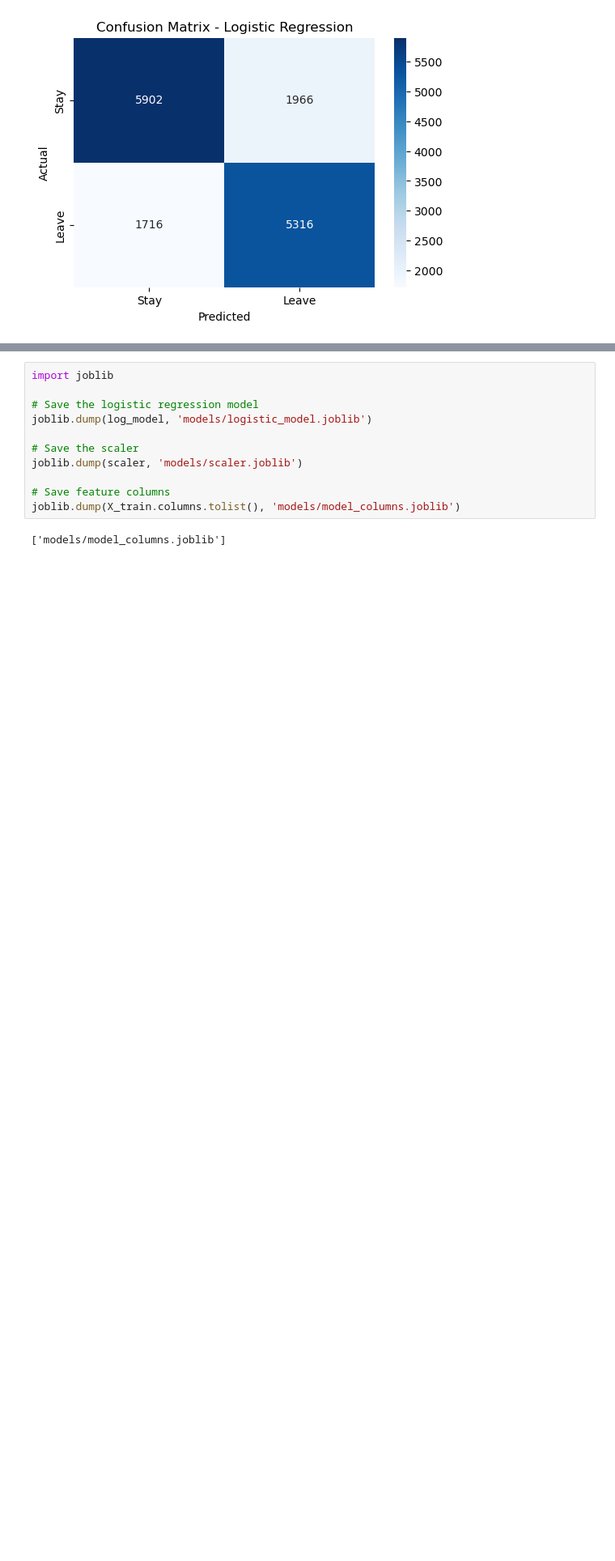
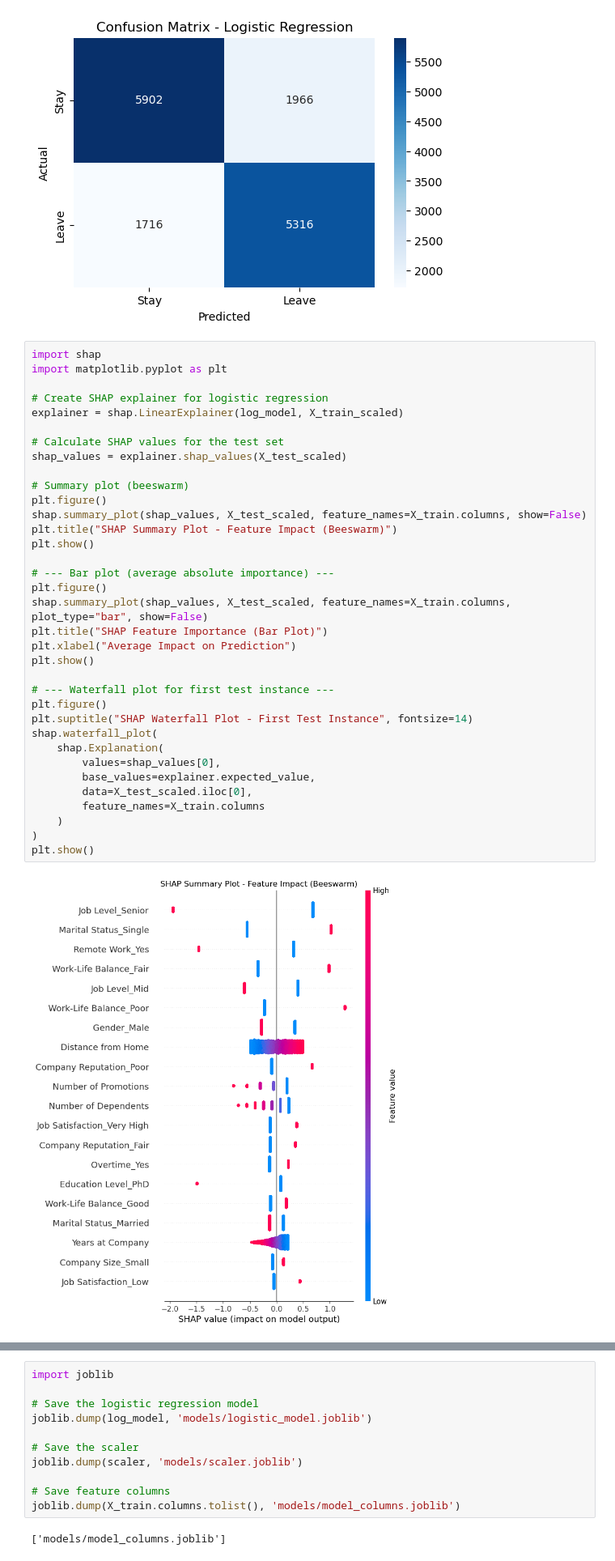
Before and after one commit to zeno1978/wgu-c964-capstone, a Jupyter notebook: employee_churn_prediction.ipynb, the cells around one changed output, grey strips where cells are left out. Shown at 81% size. Cells and saved outputs as stored; diff of their text form; blank space fills up the shorter version.

Commit message:
Add SHAP visualizations (beeswarm, bar, waterfall) for model interpretability

```diff
--- a/employee_churn_prediction.ipynb
+++ b/employee_churn_prediction.ipynb
@@ -168,3 +168,40 @@ plt.title("Confusion Matrix - Logistic Regression")
 plt.show()
 # %% [output]
 [figure]
+# %%
+import shap
+import matplotlib.pyplot as plt
+
+# Create SHAP explainer for logistic regression
+explainer = shap.LinearExplainer(log_model, X_train_scaled)
+
+# Calculate SHAP values for the test set
+shap_values = explainer.shap_values(X_test_scaled)
+
+# Summary plot (beeswarm)
+plt.figure()
+shap.summary_plot(shap_values, X_test_scaled, feature_names=X_train.columns, show=False)
+plt.title("SHAP Summary Plot - Feature Impact (Beeswarm)")
+plt.show()
+
+# --- Bar plot (average absolute importance) ---
+plt.figure()
+shap.summary_plot(shap_values, X_test_scaled, feature_names=X_train.columns, plot_type="bar", show=False)
+plt.title("SHAP Feature Importance (Bar Plot)")
+plt.xlabel("Average Impact on Prediction")
+plt.show()
+
+# --- Waterfall plot for first test instance ---
+plt.figure()
+plt.suptitle("SHAP Waterfall Plot - First Test Instance", fontsize=14)
+shap.waterfall_plot(
+    shap.Explanation(
+        values=shap_values[0],
+        base_values=explainer.expected_value,
+        data=X_test_scaled.iloc[0],
+        feature_names=X_train.columns
+    )
+)
+plt.show()
+# %% [output]
+[figure, added]
```
Also changed, not shown: parts of 1 cell of this notebook.
